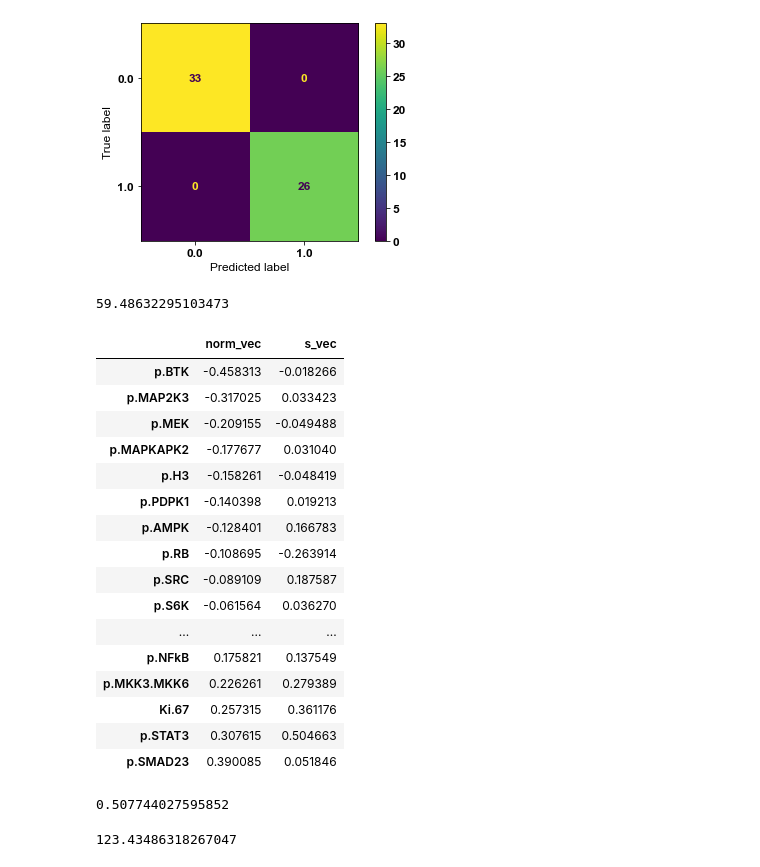
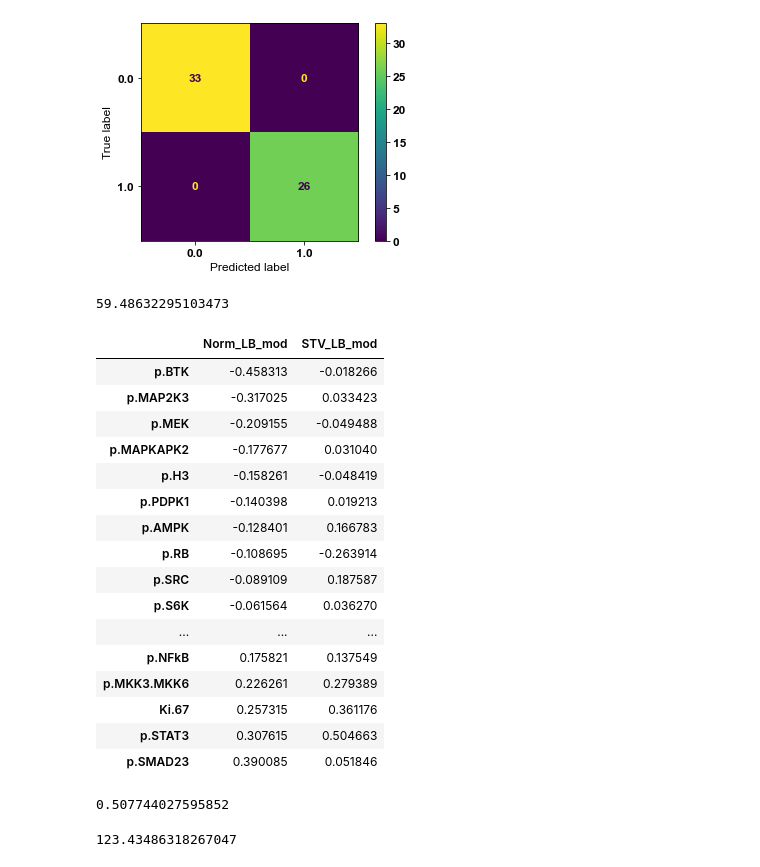
Before and after one commit to at2005/BTYSTE-2023, a Jupyter notebook: MSB cSTAR.ipynb, the cells around one changed output. Cells and saved outputs as stored; diff of their text form; code cells hidden in the pictures.

```diff
--- a/MSB cSTAR.ipynb
+++ b/MSB cSTAR.ipynb
@@ -76,17 +76,11 @@ plot_confusion_matrix(svc,svm_data_bin,svm_labels_bin)
 # Calculate State Transition Vector and Normal to Hyperplane
 from scipy import linalg
 from math import degrees
+hyperplane_normal_lb = svc.coef_[0]/linalg.norm(svc.coef_[0])
+# distance between luminal and basal centroids (cSTAR eq. 1) -> STV
+state_vec_lb = (basal_centroid - luminal_centroid)/linalg.norm(luminal_centroid - basal_centroid)
+norm_stv_df = pd.DataFrame(state_vec_lb,index=svm_data_bin.columns,columns=['STV_LB'])
+norm_stv_df.insert(0,'Norm_LB', hyperplane_normal_lb)
+norm_stv_df.sort_values(by='Norm_LB').to_csv('STV_Luminal_Basal.csv')
 
-hyperplane_normal = svc.coef_[0]/linalg.norm(svc.coef_[0])
-
-# distance between luminal and basal centroids (cSTAR eq. 1) -> STV
-state_vec = (basal_centroid - luminal_centroid)/linalg.norm(luminal_centroid - basal_centroid)
-
-
-norm_stv_df = pd.DataFrame(state_vec,index=svm_data_bin.columns,columns=['STV'])
-norm_stv_df.insert(0,'norm_vec', hyperplane_normal)
-
-norm_stv_df.sort_values(by='norm_vec').to_csv('STV_Luminal_Basal.csv')
-
-# display(norm_stv_df.sort_values(by='norm_vec'))
-# np.dot(norm_stv_df['norm_vec'],norm_stv_df['s_vec'])
+norm_stv_df
@@ -688,23 +395,23 @@ plot_confusion_matrix(svc_mod, lb_data_mod, lb_labels_mod)
 <sklearn.metrics._plot.confusion_matrix.ConfusionMatrixDisplay at 0x...>
 [figure]
 # %%
-b_coeff_LB_mod = - svc_mod.intercept_[0]/linalg.norm(svc_mod.coef_[0])
-norm_vec_LB_mod = svc_mod.coef_[0]/linalg.norm(svc_mod.coef_[0])
-s_vec_LB_mod = (basal_centroid_mod - luminal_centroid_mod)/linalg.norm(luminal_centroid_mod - basal_centroid_mod)
+H_LB_MOD = - svc_mod.intercept_[0]/linalg.norm(svc_mod.coef_[0])
+hyperplane_normal_lb_mod = svc_mod.coef_[0]/linalg.norm(svc_mod.coef_[0])
+state_vec_lb_mod = (basal_centroid_mod - luminal_centroid_mod)/linalg.norm(luminal_centroid_mod - basal_centroid_mod)
 
-angle_train = (np.arccos(np.dot(norm_vec_LB_mod,s_vec_LB_mod))/np.pi)*180
+angle_train = degrees(np.arccos(np.dot(hyperplane_normal_lb_mod,state_vec_lb_mod)))
 print(angle_train)
 
-s_vec_norm_LB_df = pd.DataFrame(s_vec_LB_mod,index=lb_data_mod.columns,columns=['s_vec'])
-s_vec_norm_LB_df.insert(0,'norm_vec',norm_vec_LB_mod)
+norm_stv_df_mod = pd.DataFrame(state_vec_lb_mod,index=lb_data_mod.columns,columns=['STV_LB_mod'])
+norm_stv_df_mod.insert(0,'Norm_LB_mod', hyperplane_normal_lb_mod)
 
-s_vec_norm_LB_df.sort_values(by='norm_vec').to_csv('STV_Luminal_Basal_mod.csv')
+norm_stv_df_mod.sort_values(by='Norm_LB_mod').to_csv('STV_Luminal_Basal_mod.csv')
 
-display(s_vec_norm_LB_df.sort_values(by='norm_vec'))
-np.dot(s_vec_norm_LB_df['norm_vec'],s_vec_norm_LB_df['s_vec'])
+display(norm_stv_df_mod.sort_values(by='Norm_LB_mod'))
+np.dot(norm_stv_df_mod['Norm_LB_mod'],norm_stv_df_mod['STV_LB_mod'])
 # %% [output]
 59.48632295103473
-|  | norm_vec | s_vec |
+|  | Norm_LB_mod | STV_LB_mod |
 | p.BTK | -0.458313 | -0.018266 |
 | p.MAP2K3 | -0.317025 | 0.033423 |
 | p.MEK | -0.209155 | -0.049488 |
```
Also changed, not shown: parts of 21 cells of this notebook, 6 other files.
